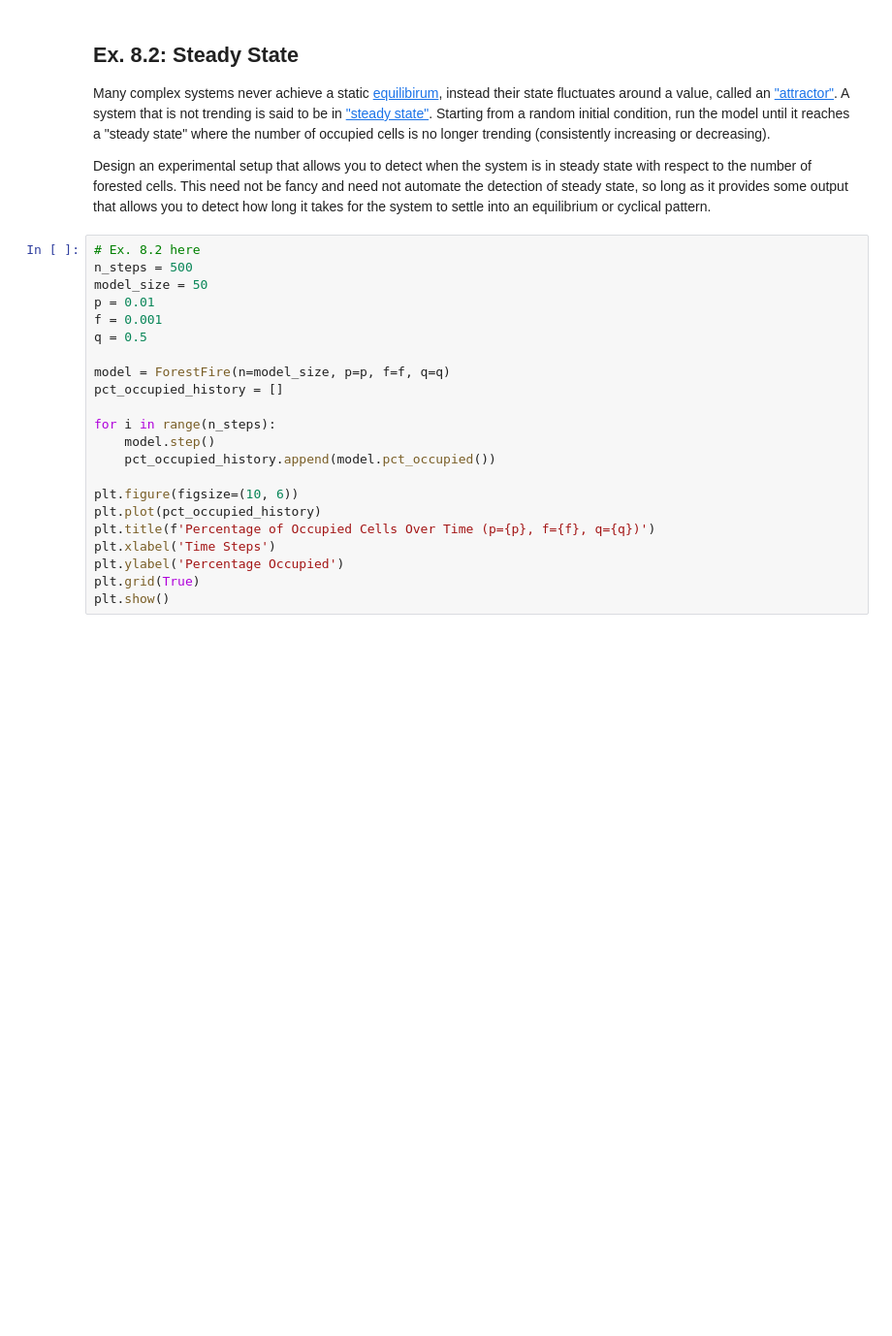
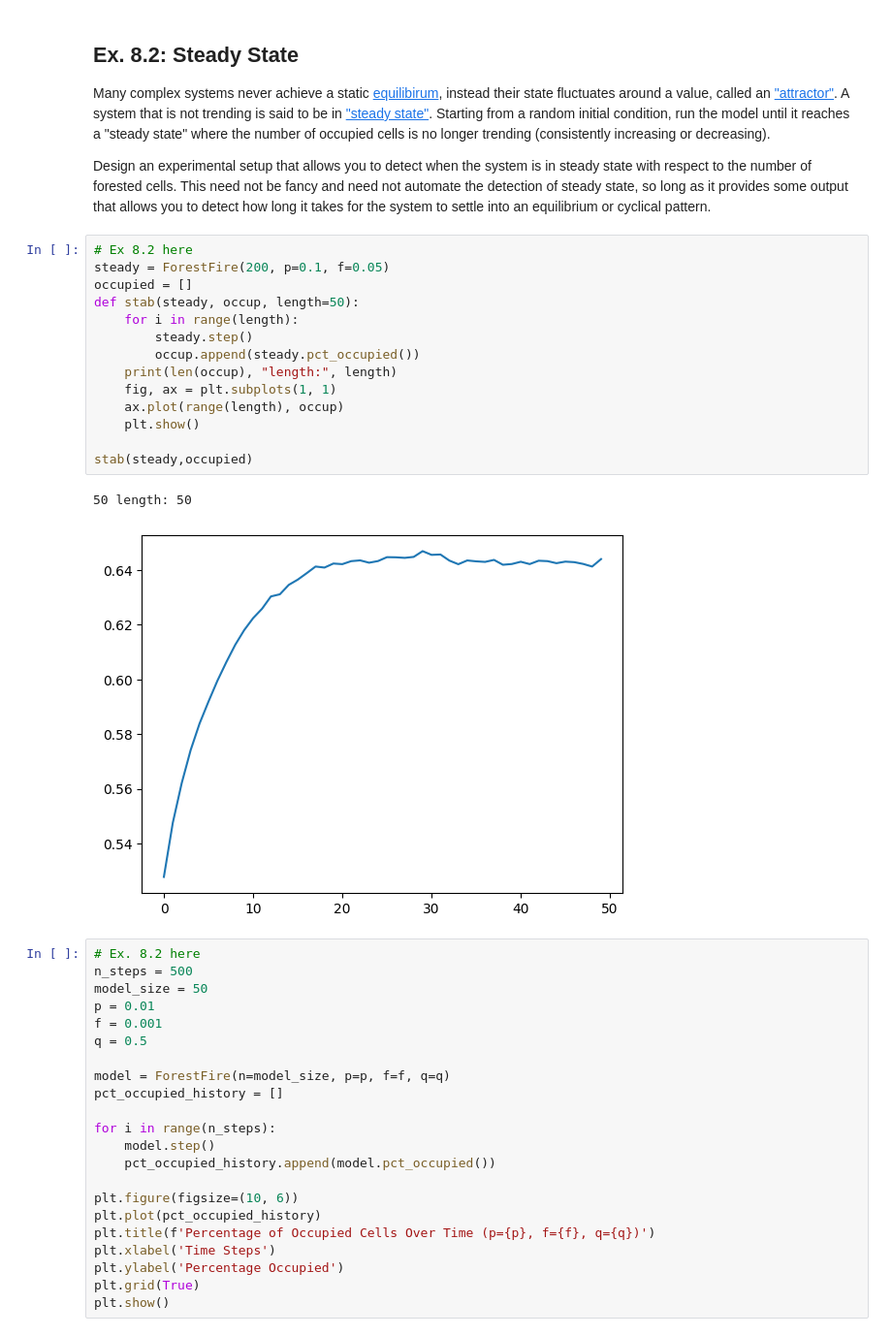
Before and after one commit to nikag2006/cap-comp215, a Jupyter notebook: labs/lab07-10-fire.ipynb, the cells around one changed output. Shown at 97% size. Saved outputs shown, nothing was run; the diff lists cells and outputs as text; blank space fills up the shorter version.

```diff
--- a/labs/lab07-10-fire.ipynb
+++ b/labs/lab07-10-fire.ipynb
@@ -299,6 +311,23 @@ Starting from a random initial condition, run the model until it reaches a "stea
 
 Design an experimental setup that allows you to detect when the system is in steady state with respect to the number of forested cells.
 This need not be fancy and need not automate the detection of steady state, so long as it provides some output that allows you to detect how long it takes for the system to settle into an equilibrium or cyclical pattern.
+# %%
+# Ex 8.2 here
+steady = ForestFire(200, p=0.1, f=0.05)
+occupied = []
+def stab(steady, occup, length=50):
+    for i in range(length):
+        steady.step()
+        occup.append(steady.pct_occupied())
+    print(len(occup), "length:", length)
+    fig, ax = plt.subplots(1, 1)
+    ax.plot(range(length), occup)
+    plt.show()
+
+stab(steady,occupied)
+# %% [output]
+50 length: 50
+[figure, added]
 # %%
 # Ex. 8.2 here
 n_steps = 500
```
Also changed, not shown: parts of 5 cells of this notebook.
